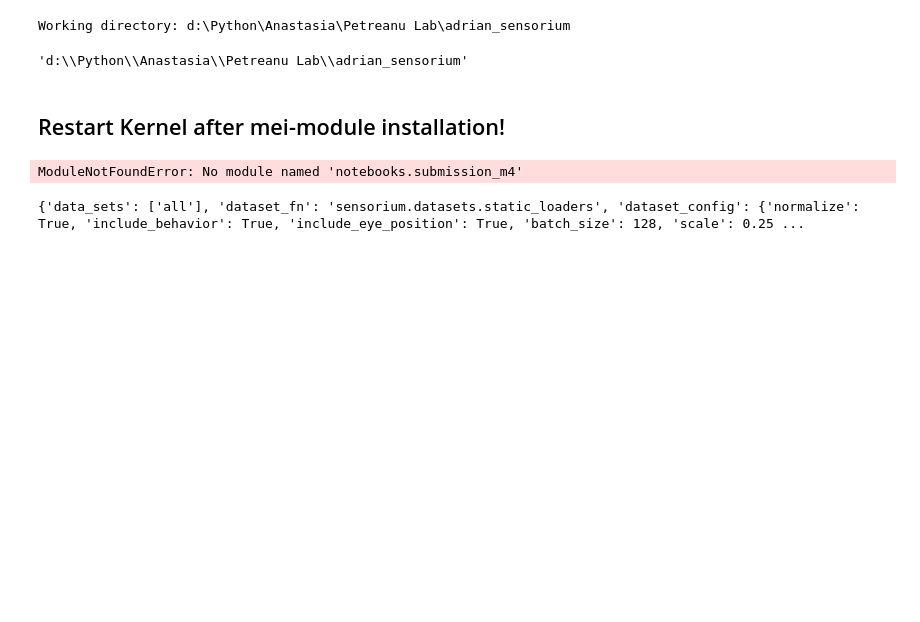
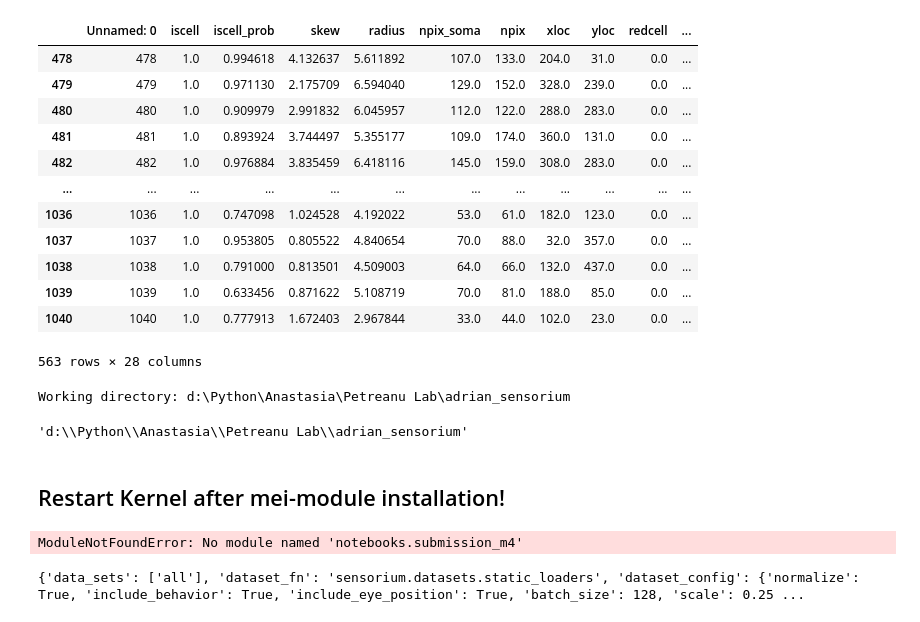
Before and after one commit to matthijsoudelohuis/Petreanu_MEI_generation, a Jupyter notebook: 04_GenerateMEIs.ipynb, the cells around one changed output. Drawn from its saved outputs; the diff is of its cells as text; code cells hidden in the pictures; blank space fills up the shorter version.

```diff
--- a/04_GenerateMEIs.ipynb
+++ b/04_GenerateMEIs.ipynb
@@ -0,0 +154,16 @@
+# %%
+celldata
+# %% [output]
+|  | Unnamed: 0 | iscell | iscell_prob | skew | radius | npix_soma | npix | xloc | yloc | redcell | ... |
+| 478 | 478 | 1.0 | 0.994618 | 4.132637 | 5.611892 | 107.0 | 133.0 | 204.0 | 31.0 | 0.0 | ... |
+| 479 | 479 | 1.0 | 0.971130 | 2.175709 | 6.594040 | 129.0 | 152.0 | 328.0 | 239.0 | 0.0 | ... |
+| 480 | 480 | 1.0 | 0.909979 | 2.991832 | 6.045957 | 112.0 | 122.0 | 288.0 | 283.0 | 0.0 | ... |
+| 481 | 481 | 1.0 | 0.893924 | 3.744497 | 5.355177 | 109.0 | 174.0 | 360.0 | 131.0 | 0.0 | ... |
+| 482 | 482 | 1.0 | 0.976884 | 3.835459 | 6.418116 | 145.0 | 159.0 | 308.0 | 283.0 | 0.0 | ... |
+| ... | ... | ... | ... | ... | ... | ... | ... | ... | ... | ... | ... |
+| 1036 | 1036 | 1.0 | 0.747098 | 1.024528 | 4.192022 | 53.0 | 61.0 | 182.0 | 123.0 | 0.0 | ... |
+| 1037 | 1037 | 1.0 | 0.953805 | 0.805522 | 4.840654 | 70.0 | 88.0 | 32.0 | 357.0 | 0.0 | ... |
+| 1038 | 1038 | 1.0 | 0.791000 | 0.813501 | 4.509003 | 64.0 | 66.0 | 132.0 | 437.0 | 0.0 | ... |
+| 1039 | 1039 | 1.0 | 0.633456 | 0.871622 | 5.108719 | 70.0 | 81.0 | 188.0 | 85.0 | 0.0 | ... |
+| 1040 | 1040 | 1.0 | 0.777913 | 1.672403 | 2.967844 | 33.0 | 44.0 | 102.0 | 23.0 | 0.0 | ... |
+563 rows × 28 columns
```
Also changed, not shown: parts of 2 cells of this notebook, 4 other files.
